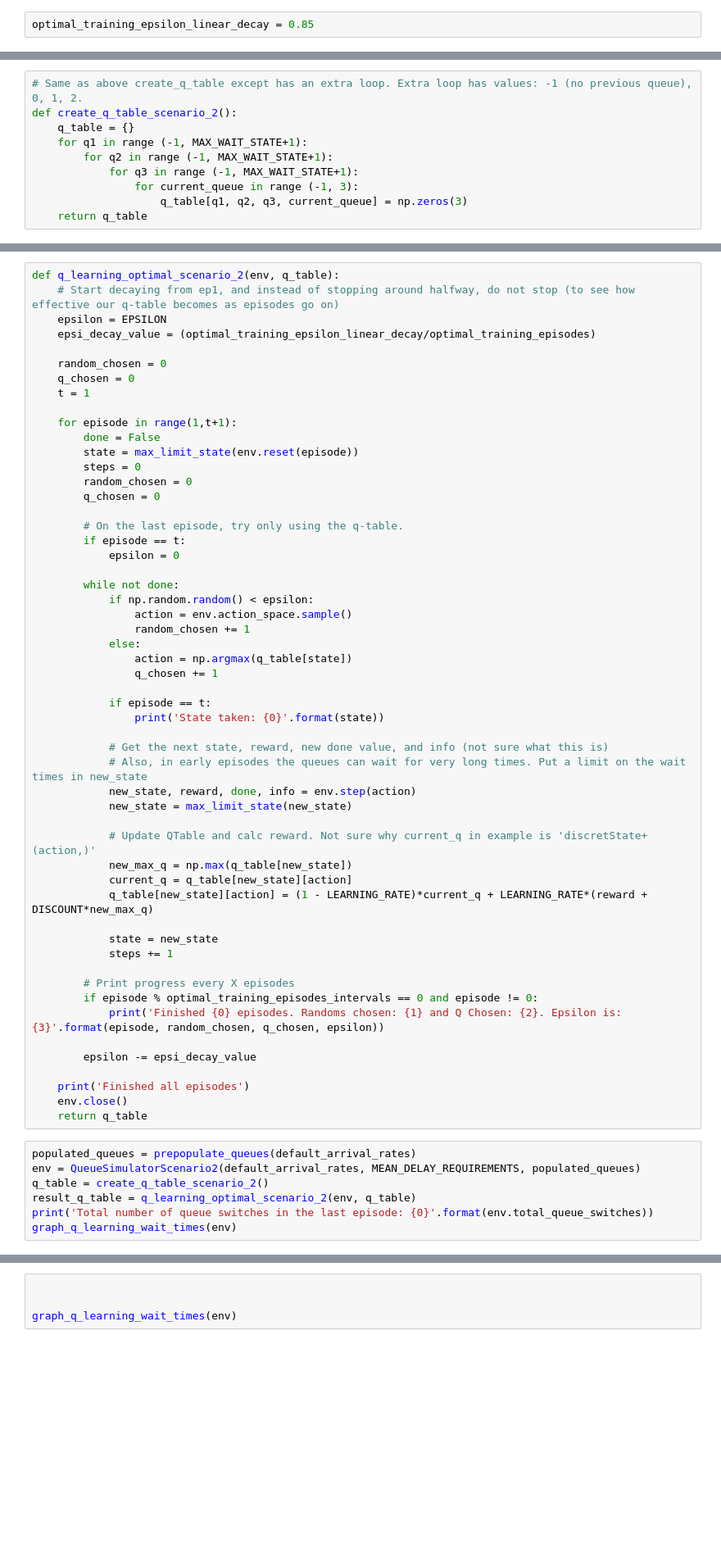
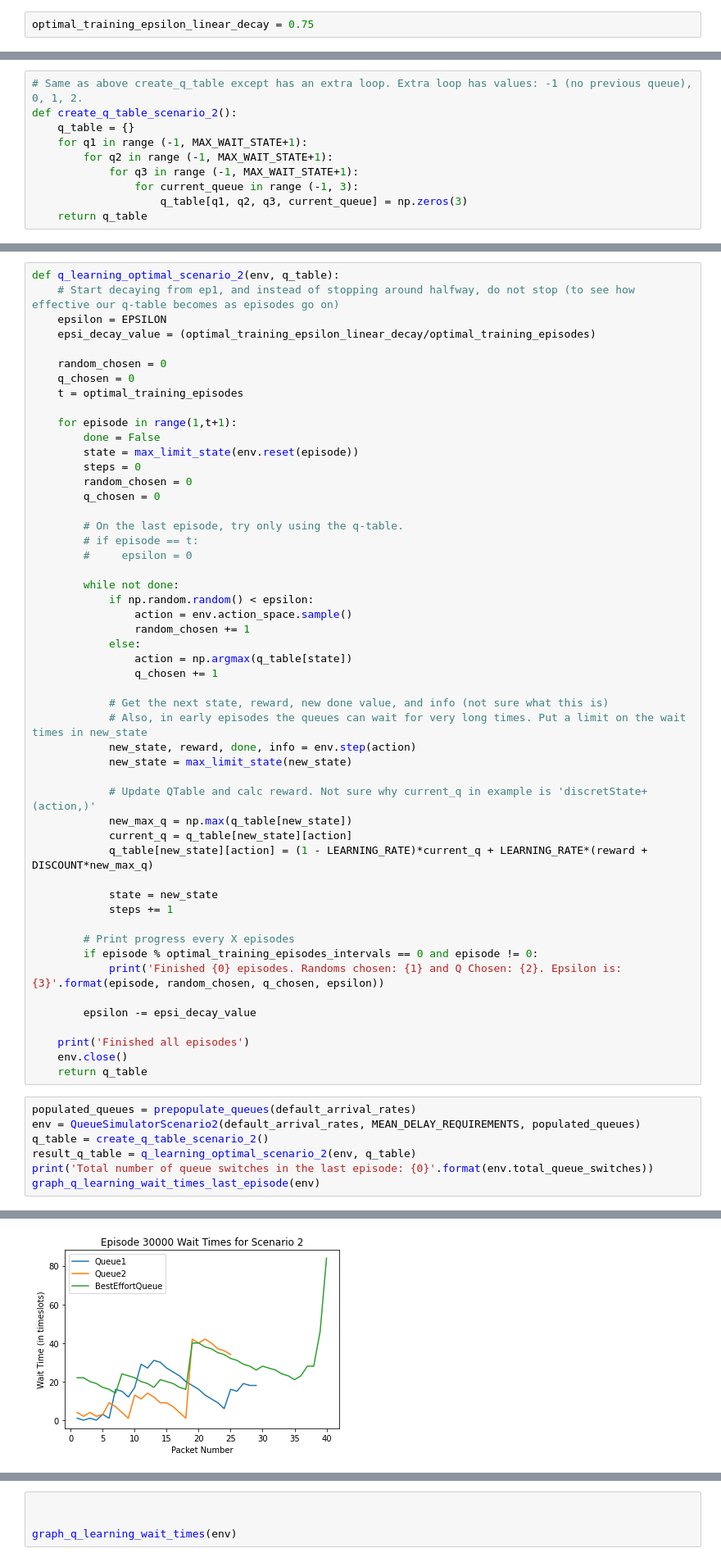
Before and after one commit to s3719678/ML_A2, a Jupyter notebook: notebooks/duc.ipynb, the cells around one changed output, grey strips where cells are left out. Shown at 82% size. Drawn from its saved outputs; the diff is of its cells as text; blank space fills up the shorter version.

```diff
--- a/notebooks/duc.ipynb
+++ b/notebooks/duc.ipynb
@@ -487,5 +577,5 @@ For Linearly Decaying Epsilon, we tried three 30000 episode runs with max decay
 For Exponentially Decaying Epsilon, it performed better with a lower decay multiplier (the value epsilon multiplies to itself every interval of episodes). This is odd at first because as epsilon gets lower there is more exploitation, but as we explained before the model needs to do a lot of exploration to fill the Q-Table before using exploitation for better performance. However, since the epsilon only decays AFTER A SET OF EPISODES, for that first set of episodes the model has an epsilon of 1.0 meaning it is entirely random and hence only exploring.
 It is important to consider that with these very good results, the model could be 'overfitted', as in it only performs well when given the arrival rates of \[0.3, 0.25, 0.4]\. So, we should take the optimal parameters we've found thus far and apply it to different arrival rates to see how the model performs against varying arrival rates.
 # %%
-optimal_training_epsilon_linear_decay = 0.85
+optimal_training_epsilon_linear_decay = 0.75
 # %% [markdown]
@@ -617,7 +743,7 @@ def q_learning_optimal_scenario_2(env, q_table):
 
     random_chosen = 0
     q_chosen = 0
-    t = 1
+    t = optimal_training_episodes
 
     for episode in range(1,t+1):
         done = False
@@ -627,8 +753,8 @@ def q_learning_optimal_scenario_2(env, q_table):
         q_chosen = 0
 
         # On the last episode, try only using the q-table.
-        if episode == t:
-            epsilon = 0
+        # if episode == t:
+        #     epsilon = 0
 
         while not done:
             if np.random.random() < epsilon:
@@ -637,9 +763,6 @@ def q_learning_optimal_scenario_2(env, q_table):
             else:
                 action = np.argmax(q_table[state])
                 q_chosen += 1
-
-            if episode == t:
-                print('State taken: {0}'.format(state))
 
             # Get the next state, reward, new done value, and info (not sure what this is)
             # Also, in early episodes the queues can wait for very long times. Put a limit on the wait times in new_state
@@ -669,5 +792,5 @@ env = QueueSimulatorScenario2(default_arrival_rates, MEAN_DELAY_REQUIREMENTS, po
 q_table = create_q_table_scenario_2()
 result_q_table = q_learning_optimal_scenario_2(env, q_table)
 print('Total number of queue switches in the last episode: {0}'.format(env.total_queue_switches))
-graph_q_learning_wait_times(env)
+graph_q_learning_wait_times_last_episode(env)
 # %% [output]
@@ -691,0 +805 @@ KeyboardInterrupt:
+[figure, added]
```
Also changed, not shown: parts of 31 cells of this notebook, 2 other files.
